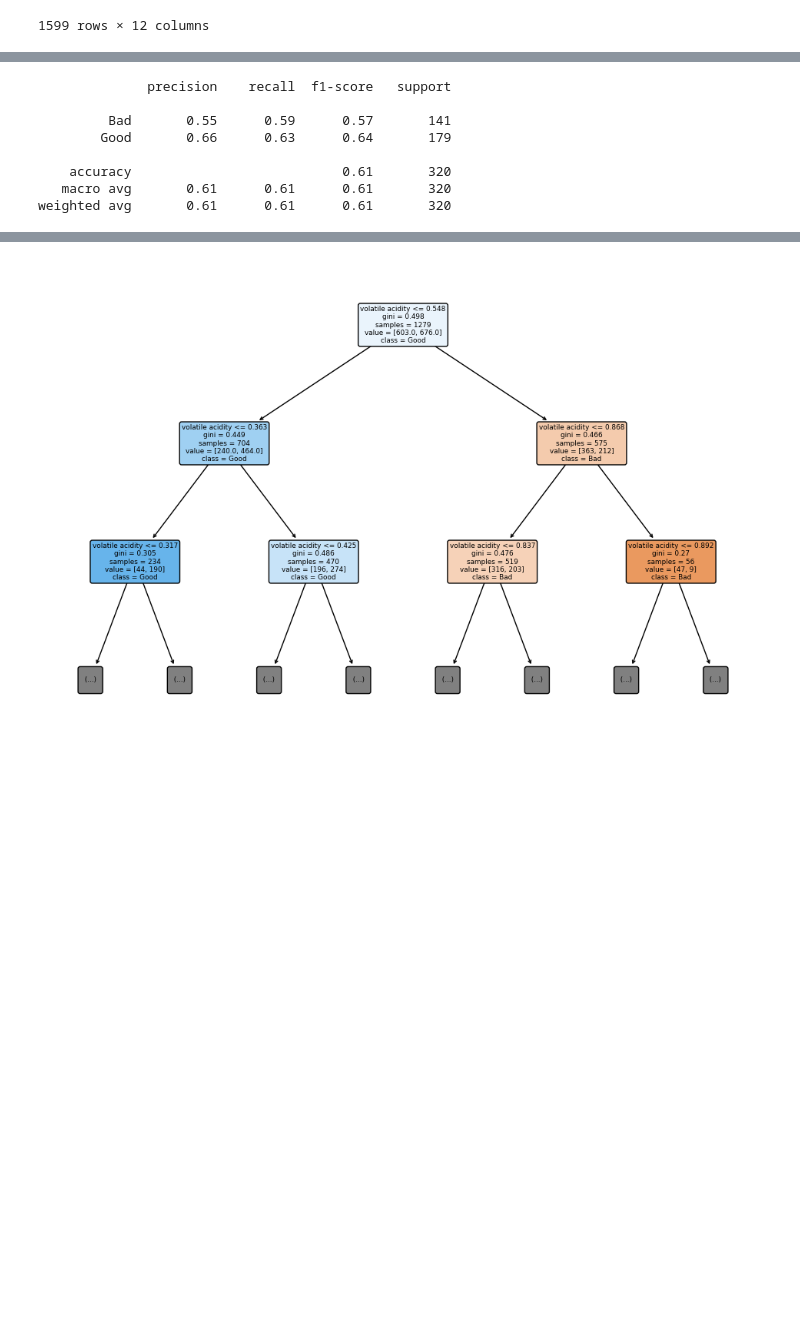
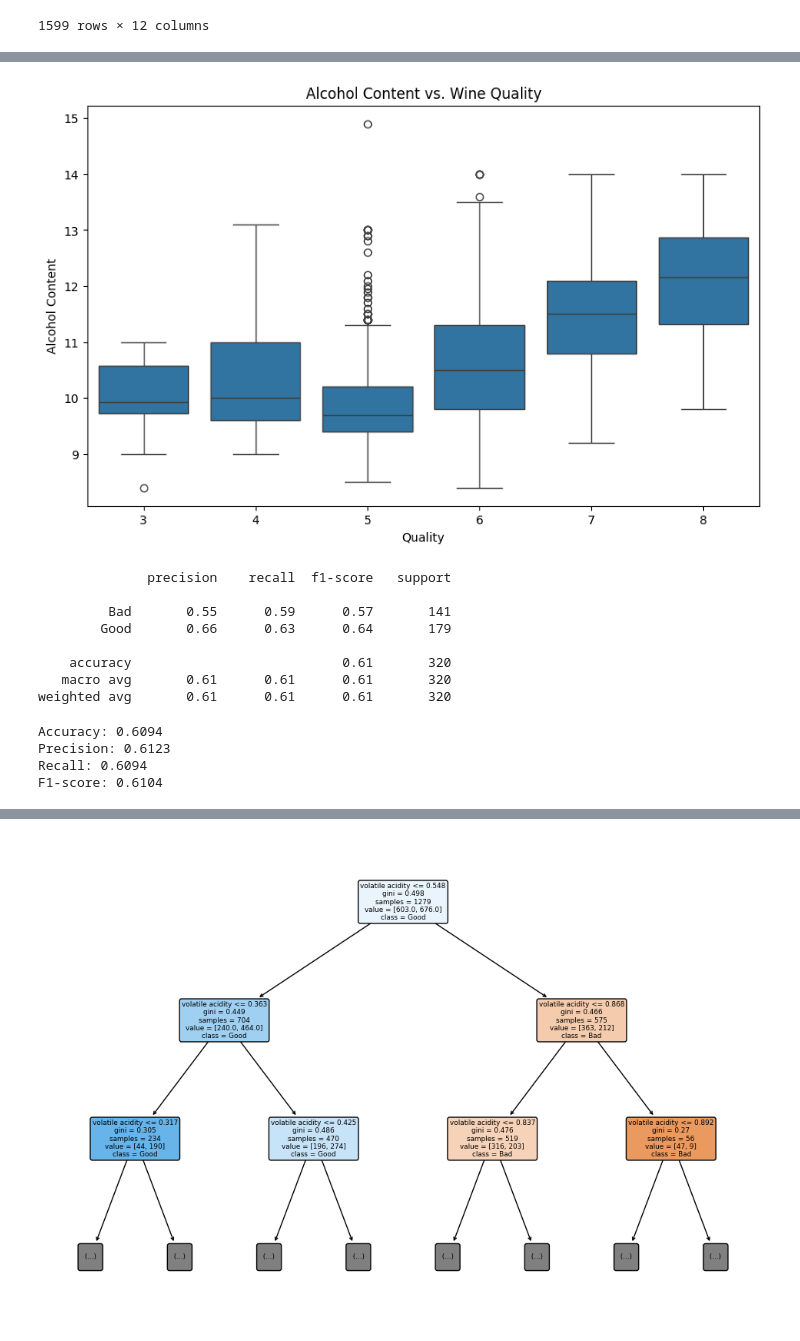
Before and after one commit to prnvpwr2612/ML-Labs, a Jupyter notebook: Self Written/Wine Quality/Decision Tree using Gini Index.ipynb, the cells around one changed output, grey strips where cells are left out. Saved outputs shown, nothing was run; the diff lists cells and outputs as text; code cells hidden in the pictures; blank space fills up the shorter version.

```diff
--- a/Self Written/Wine Quality/Decision Tree using Gini Index.ipynb
+++ b/Self Written/Wine Quality/Decision Tree using Gini Index.ipynb
@@ -28,3 +45,12 @@ wine
+# %%
+plt.figure(figsize=(10, 6))
+sns.boxplot(x='quality', y='alcohol', data=wine)
+plt.title('Alcohol Content vs. Wine Quality')
+plt.xlabel('Quality')
+plt.ylabel('Alcohol Content')
+plt.show()
+# %% [output]
+[figure, added]
 # %%
 X = wine[['volatile acidity']]
 y = wine['quality']
@@ -47,3 +73,18 @@ print(classification_report(y_test, y_pred))
     accuracy                           0.61       320
    macro avg       0.61      0.61      0.61       320
 weighted avg       0.61      0.61      0.61       320
+# %%
+accuracy = accuracy_score(y_test, y_pred)
+precision = precision_score(y_test, y_pred, average='weighted')
+recall = recall_score(y_test, y_pred, average='weighted')
+f1 = f1_score(y_test, y_pred, average='weighted')
+
+print(f"Accuracy: {accuracy:.4f}")
+print(f"Precision: {precision:.4f}")
+print(f"Recall: {recall:.4f}")
+print(f"F1-score: {f1:.4f}")
+# %% [output]
+Accuracy: 0.6094
+Precision: 0.6123
+Recall: 0.6094
+F1-score: 0.6104
```
Also changed, not shown: parts of 4 cells of this notebook.
